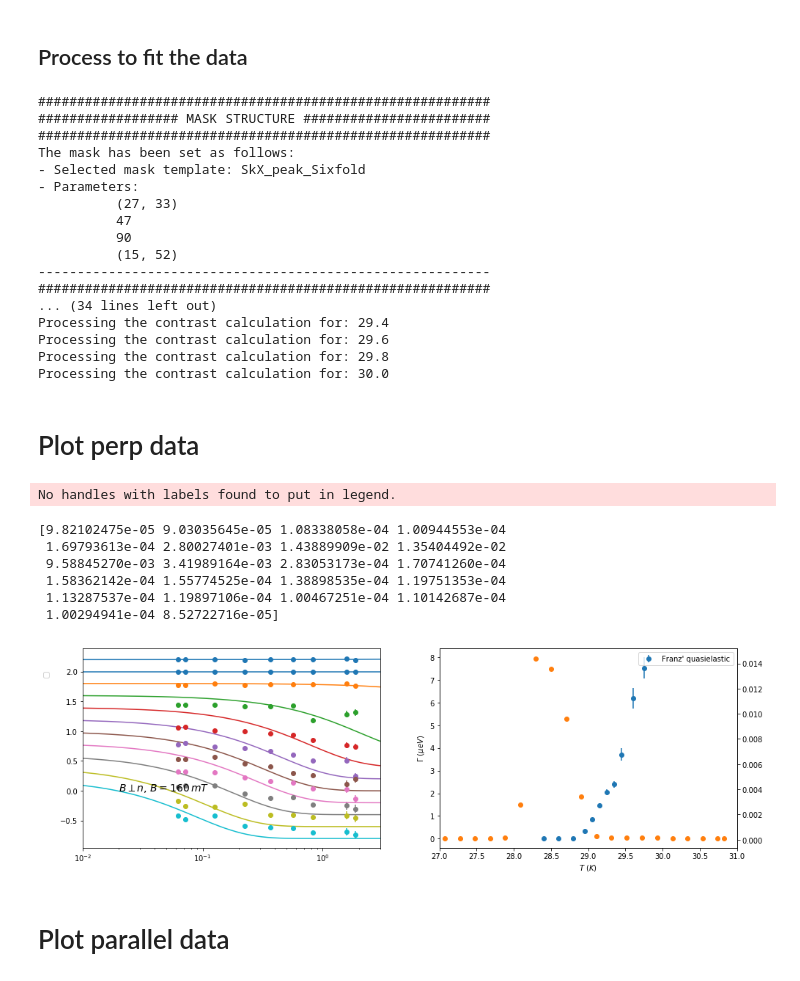
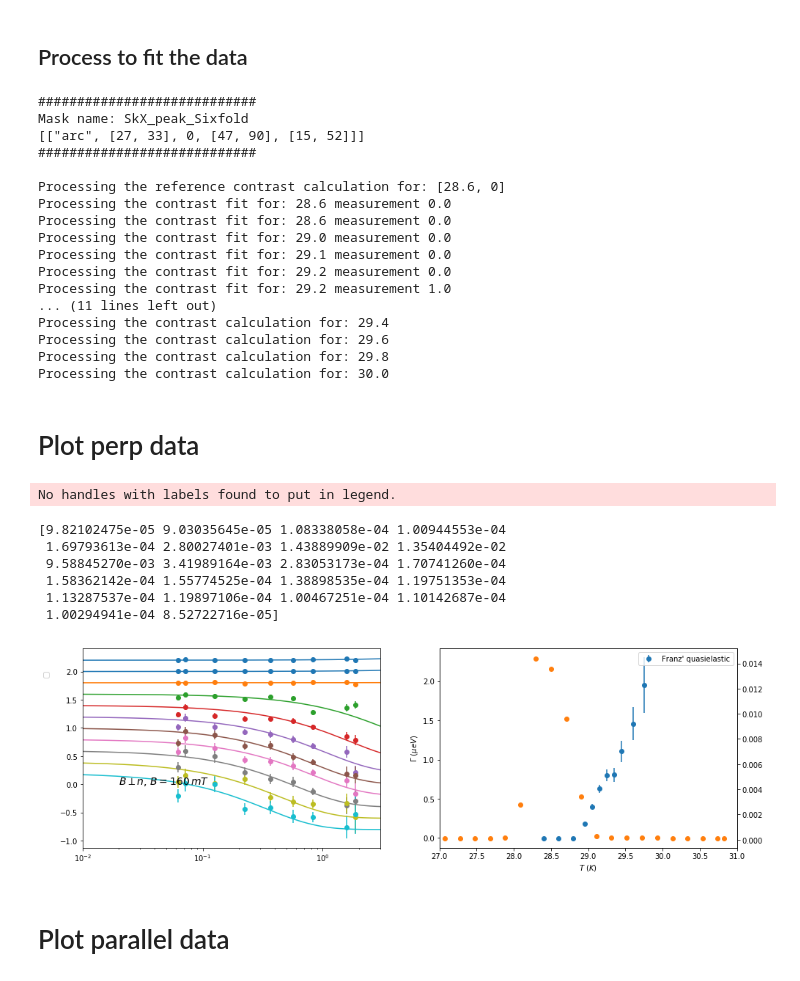
Before and after one commit to scgmlz/NSE_Soft, a Jupyter notebook: Examples/Tool.ipynb, the cells around one changed output. Saved outputs shown, nothing was run; the diff lists cells and outputs as text; code cells hidden in the pictures.

```diff
--- a/Examples/Tool.ipynb
+++ b/Examples/Tool.ipynb
@@ -141,0 +124,4 @@ The mask has been set as follows:
+# %%
+vertical_env.mask.mask_dict['Pre_SkX_peak_SkXCon_2'] = [["radial_comp", [20, 14], 12, 3, 3, [69, 82], [80, 104], ["arc", [0, 0], 0, [0, 10], [0, 10], [True, True, False]]]]
+vertical_env.mask.setMask('Pre_SkX_peak_SkXCon_2')
+print(vertical_env.mask)
@@ -150,24 +141,28 @@ Each fit class has anumber of fit parameters that can be
 set. This is doen in the following.
 ###########################################################
 '''
+#Set the foils (edit in GUI)
 foils_in_echo = []
-for i in range(5):
-    foils_in_echo.append([1,1,1,1,1,1])
-foils_in_echo.append([1,1,0,1,1,1])
-foils_in_echo.append([1,1,0,1,1,1])
-foils_in_echo.append([0,0,0,0,1,0])
-foils_in_echo.append([0,0,0,0,1,0])
+foils_in_echo.append([1, 1, 1, 1, 1, 1])
+foils_in_echo.append([1, 1, 1, 1, 1, 1])
+foils_in_echo.append([1, 1, 1, 1, 1, 1])
+foils_in_echo.append([1, 1, 1, 1, 1, 1])
+foils_in_echo.append([1, 1, 1, 1, 1, 1])
+foils_in_echo.append([1, 1, 1, 1, 1, 1])
+foils_in_echo.append([1, 1, 1, 1, 1, 1])
+foils_in_echo.append([0, 0, 0, 0, 1, 0])
+foils_in_echo.append([0, 0, 0, 0, 1, 0])
 
-#set the values to be processed as data
-Select = [28.40, 28.60, 28.80, 28.95, 29.05, 29.15, 29.25, 29.35, 29.45, 29.60, 29.75]
+#Set the selected (edit in GUI)
+Selected = [ 28.4, 28.6, 28.8, 28.95, 29.05, 29.15, 29.25, 29.35, 29.45, 29.6, 29.75]
 
-#set the reference value
+#Set the background (edit in GUI)
+Background = 62
+#Set the reference (edit in GUI)
 Reference = [28.6,0]
 
-#set the background
-Background = None
 
-vertical_env.fit.set_parameter( name = 'Select',        value = Select       )
+vertical_env.fit.set_parameter( name = 'Select',        value = Selected     )
 vertical_env.fit.set_parameter( name = 'Reference',     value = Reference    )
 vertical_env.fit.set_parameter( name = 'Background',    value = Background   )
 vertical_env.fit.set_parameter( name = 'foils_in_echo', value = foils_in_echo)
@@ -355,7 +329,7 @@ Processing shift for 31.0 K
 # %% [markdown]
 ## Process to fit the data
 # %%
-parallel_env.mask.select_template(key = 'SkX_peak_Sixfold')
+parallel_env.mask.setMask('SkX_peak_Sixfold')
 print(parallel_env.mask)
 
 parallel_env.process.calculate_ref_contrast()
@@ -374,19 +348,19 @@ parallel_env.results.set_result(
 parallel_env.process.calculate_contrast()
 parallel_result = parallel_env.get_result(name = 'Contrast fit')
 # %% [output]
-##########################################################
-################## MASK STRUCTURE ########################
-##########################################################
-The mask has been set as follows:
-- Selected mask template: SkX_peak_Sixfold
-- Parameters:
-          (27, 33)
-          47
-          90
-          (15, 52)
-----------------------------------------------------------
-##########################################################
-... (34 lines left out)
+############################
+Mask name: SkX_peak_Sixfold
+[["arc", [27, 33], 0, [47, 90], [15, 52]]]
+############################
+
+Processing the reference contrast calculation for: [28.6, 0]
+Processing the contrast fit for: 28.6 measurement 0.0
+Processing the contrast fit for: 28.6 measurement 0.0
+Processing the contrast fit for: 29.0 measurement 0.0
+Processing the contrast fit for: 29.1 measurement 0.0
+Processing the contrast fit for: 29.2 measurement 0.0
+Processing the contrast fit for: 29.2 measurement 1.0
+... (11 lines left out)
 Processing the contrast calculation for: 29.4
 Processing the contrast calculation for: 29.6
 Processing the contrast calculation for: 29.8
@@ -448,42 +422,42 @@ ax1 = fig.add_subplot(1,2,2)
 c = get_color(0,10,'tab10')
 ax1.errorbar(
     vert_result['Select'],
-    [vert_result['Gamma'][T] for T in vert_result['Select']],
-    [vert_result['Gamma_error'][T] for T in vert_result['Select']],
+    vert_result['Gamma'],
+    vert_result['Gamma_error'],
     fmt='o', color=c, label='Franz\' quasielastic')
 
 ax1.set_ylabel(r'$\Gamma\ (\mu eV)$')
 ax1.set_xlabel(r'$T\ (K)$')
 ax1.set_xlim(27,31)
 ax1.legend()
 
 ax2 = ax1.twinx()
 c = get_color(1, 10, 'tab10')
 ax2.errorbar(
     elastic_result_1['Axis']['100_1'],
     elastic_result_1['Intensity']['100_1'],
     yerr=elastic_result_1['Intensity_error']['100_1'],
     fmt='o', color=c, label='Franz\' elastic')
 
 print(elastic_result_1['Intensity']['100_1'])
 #load Jonas' data
 #Jdata = pd.read_csv('/Users/alexanderschober/Downloads/Data_analysis_Schober/201806_RESEDA/data/Kindervater_Bvertn_quasielastic', skiprows=6, names=['T1', 'Gamma'])
 #c = get_color(0, 10, 'tab10')
 #ax1.errorbar(Jdata['T1']+0.2, Jdata['Gamma'], fmt='s', mec=c, mew=2, label='Jonas\' elastic', color='None')
 
 #Jdata = pd.read_csv('data/Kindervater_Bvertn_intensity', skiprows=6, names=['T2', 'Int'])
 #c = get_color(1, 10, 'tab10')
 #ax2.errorbar(Jdata['T2']+0.2, Jdata['Int']/(22.*3), fmt='s', mec=c, mew=2, label='Jonas\' quasielastic', color='None')
 #plt.savefig('B_vert_n.pdf')
 # %% [output]
 No handles with labels found to put in legend.
 [9.82102475e-05 9.03035645e-05 1.08338058e-04 1.00944553e-04
  1.69793613e-04 2.80027401e-03 1.43889909e-02 1.35404492e-02
  9.58845270e-03 3.41989164e-03 2.83053173e-04 1.70741260e-04
  1.58362142e-04 1.55774525e-04 1.38898535e-04 1.19751353e-04
  1.13287537e-04 1.19897106e-04 1.00467251e-04 1.10142687e-04
  1.00294941e-04 8.52722716e-05]
-[figure, old version]
+[figure, new version]
 # %% [markdown]
 # Plot parallel data
 # %%
```
Also changed, not shown: parts of 13 cells of this notebook, 7 other files.
